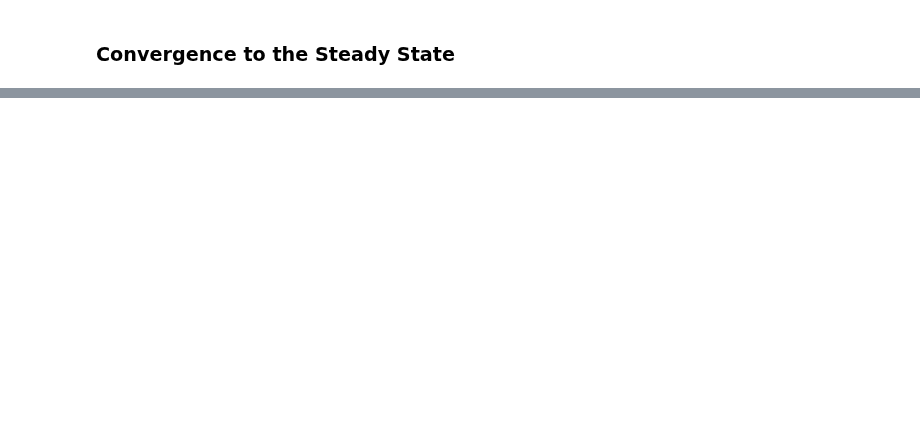
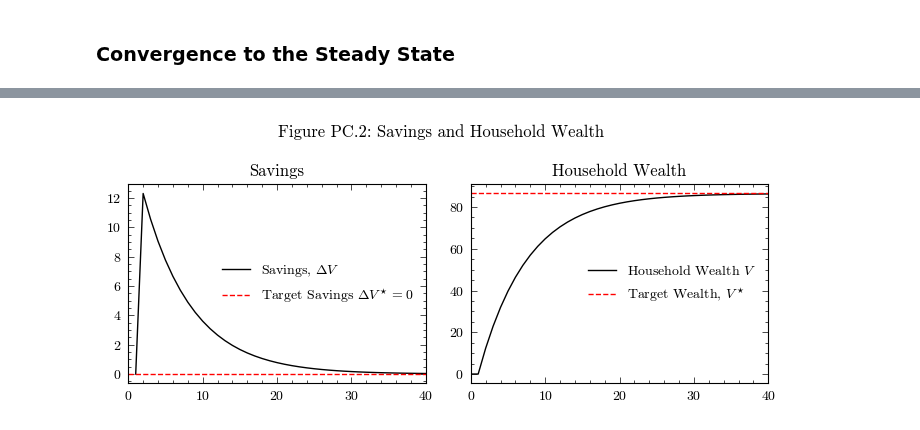
Before and after one commit to KarlNaumann/MacroStat, a Jupyter notebook: docs/models/GL06/GL06PC.ipynb, the cells around one changed output, grey strips where cells are left out. Drawn from its saved outputs; the diff is of its cells as text; code cells hidden in the pictures; blank space fills up the shorter version.

```diff
--- a/docs/models/GL06/GL06PC.ipynb
+++ b/docs/models/GL06/GL06PC.ipynb
@@ -282,0 +273,22 @@ plt.show()
+# %%
+fig, axs = plt.subplots(ncols=2, nrows=1, figsize=(7, 3))
+
+# Left panel - Savings
+line1 = axs[0].plot(output.index, output['Wealth'].diff(), color='k', linestyle='-', label='Savings, $\Delta V$')
+line2 = axs[0].axhline(y=0, color='r', linestyle='--', label='Target Savings $\Delta V^\star=0$')
+axs[0].legend(loc='center right', frameon=False)
+axs[0].set_xlim(0,40)
+axs[0].set_title('Savings')
+
+# Right panel - Wealth
+line3 = axs[1].plot(output.index, output['Wealth'], color='k', linestyle='-', label='Household Wealth $V$')
+line4 = axs[1].axhline(y=steadystate["Wealth"], color='r', linestyle='--', label='Target Wealth, $V^\star$')
+axs[1].legend(loc='center right', frameon=False)
+axs[1].set_xlim(0,40)
+axs[1].set_title('Household Wealth')
+
+fig.suptitle('Figure PC.2: Savings and Household Wealth')
+plt.tight_layout()
+plt.show()
+# %% [output]
+[figure, added]
```
Also changed, not shown: parts of 56 cells of this notebook, 9 other files.
